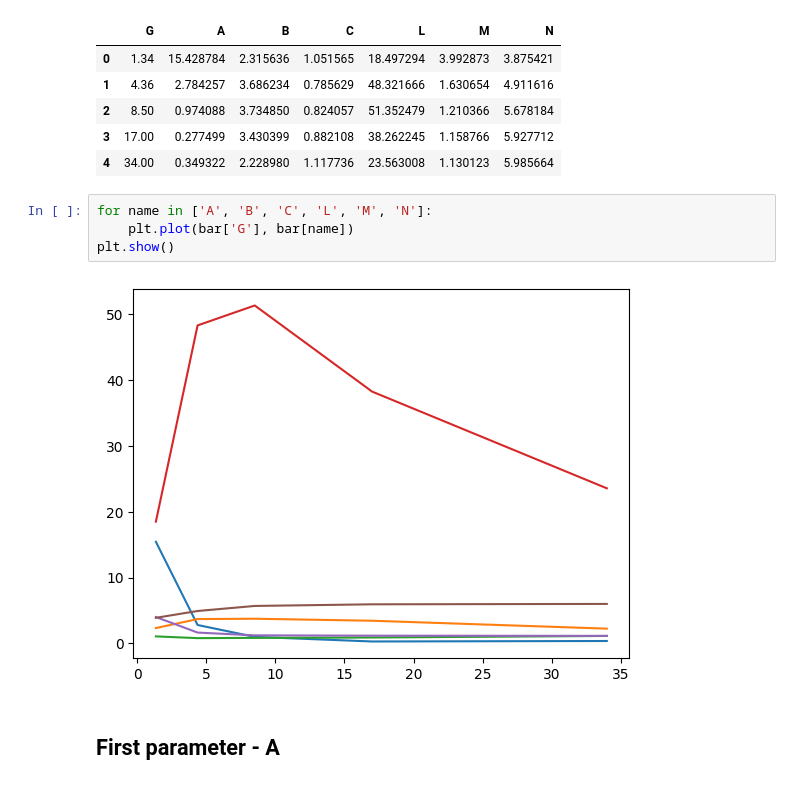
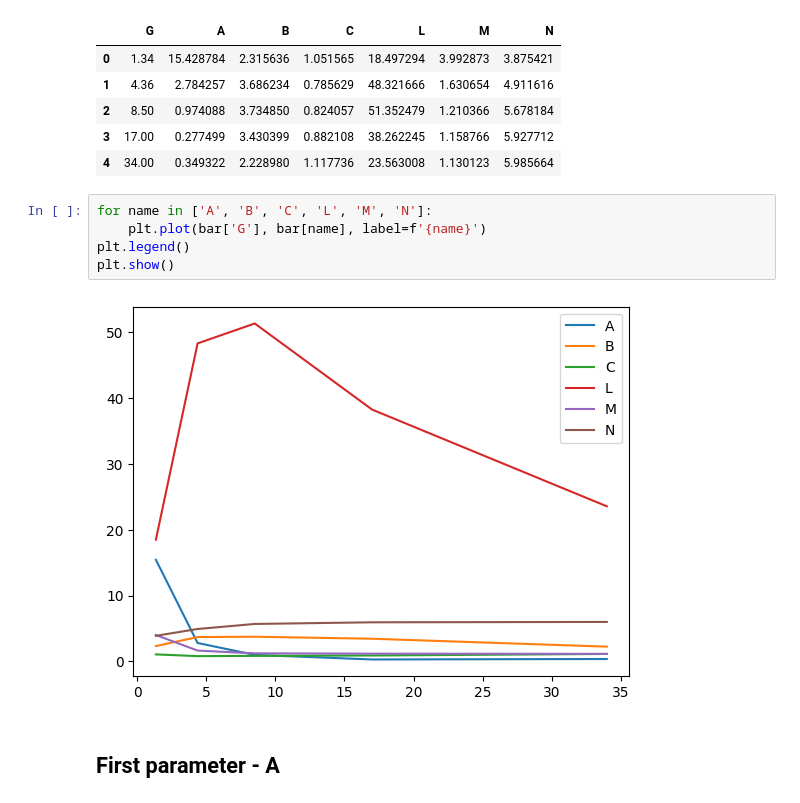
Before and after one commit to ahasan3-ncsu/wd-swelling, a Jupyter notebook: data_2022/eureka.ipynb, the cells around one changed output. Saved outputs shown, nothing was run; the diff lists cells and outputs as text.

Commit message:
Add labels to the param figure

```diff
--- a/data_2022/eureka.ipynb
+++ b/data_2022/eureka.ipynb
@@ -86,10 +86,11 @@ bar
 | 4 | 34.00 | 0.349322 | 2.228980 | 1.117736 | 23.563008 | 1.130123 | 5.985664 |
 # %%
 for name in ['A', 'B', 'C', 'L', 'M', 'N']:
-    plt.plot(bar['G'], bar[name])
+    plt.plot(bar['G'], bar[name], label=f'{name}')
+plt.legend()
 plt.show()
 # %% [output]
-[figure, old version]
+[figure, new version]
 # %% [markdown]
 ## First parameter - A
 # %%
```
